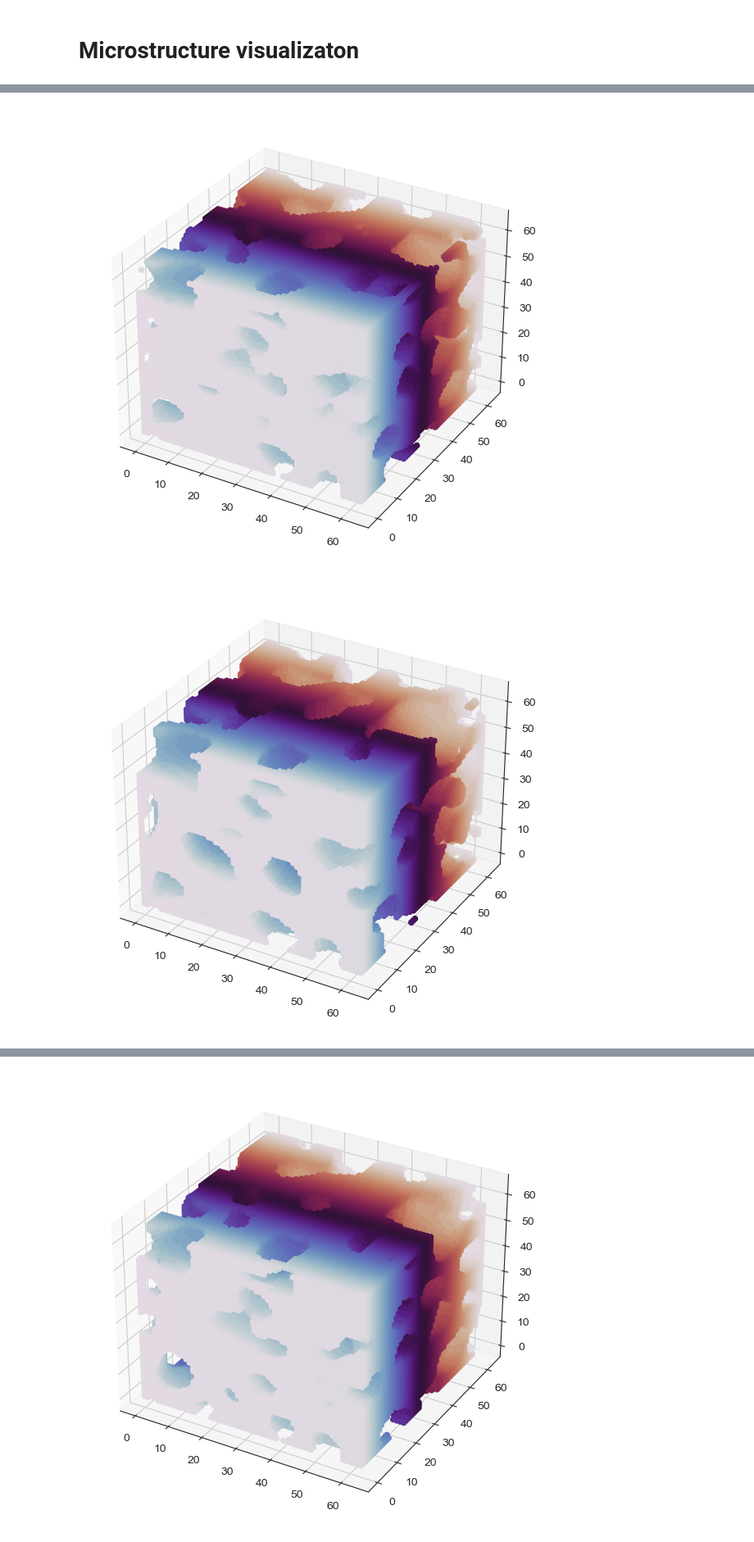
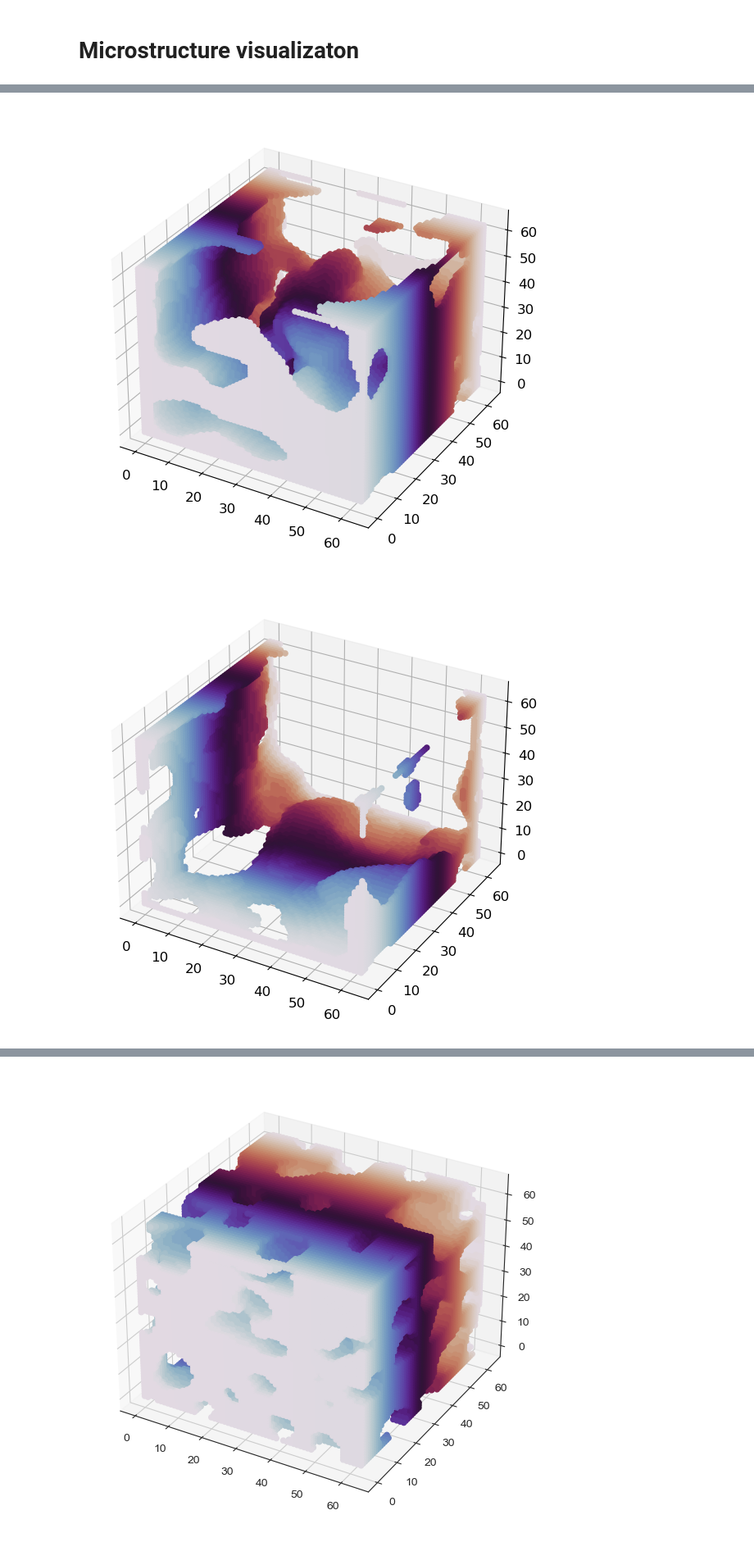
Before and after one commit to evg-kononov/materials-design, a Jupyter notebook: stats/properties.ipynb, the cells around one changed output, grey strips where cells are left out. Shown at 82% size. Saved outputs shown, nothing was run; the diff lists cells and outputs as text; code cells hidden in the pictures.

```diff
--- a/stats/properties.ipynb
+++ b/stats/properties.ipynb
@@ -627,5 +611,5 @@ ModuleNotFoundError: No module named 'tensorflow'
 # %%
-x_opt = copy.deepcopy(B_res[0])
+x_opt = copy.deepcopy(A_res[0])
 # %%
 x_opt.shape
 # %% [output]
@@ -711,0 +740,19 @@ Text(0, 0.5, '$f_2$, MPa')
+# %%
+"""
+Нужно построить график зависимости нормы (или cosine sim) кодировок в W между самой "прочной"
+микроструктурой и всех остальных, а также между самой "слабой" и всех остальных
+
+Сделать то же самое для пространства Z и сравнить графики
+
+Где будет более линейный график, там "структура" пространства лучше (но вообще не факт)
+"""
+
+max_ym_idx = np.argmin(A_res[1], axis=0)[1]
+#x = [np.linalg.norm(x_opt[max_ym_idx] - sample) for sample in x_opt]
+x = [np.linalg.norm(x_opt[max_ym_idx] - sample) for sample in x_opt]
+y = -A_res[1][:, 1]
+
+fig, ax = plt.subplots(dpi=dpi)
+ax.scatter(x, y, edgecolor="black", c="violet")
+ax.set_xlabel("$\Vert {w}^*_{max} - w^*_{i}\Vert_2$")
+ax.set_ylabel("$f_2$, MPa") # MPa because the model size in millimeters
@@ -774,20 +824,21 @@ def generate(net_M, net_G, var, var_shapes, opt_space, block_zero_noise=None):
         x = x.cpu().numpy()
         data_plot(x[0, 0])
         plt.show()
+        return x
 # %%
-batch_size = 100
-d_latent = 64
+batch_size = 64
+d_latent = 128
 n_layers = 4
 lr_multiplier = 0.01
 log_resolution = 6
-n_features = 16
-max_features = 64
+n_features = 32
+max_features = 128
 activation = nn.Tanh()
 
 net_M = MappingNetwork(d_latent, n_layers, lr_multiplier).eval()
 net_G = Generator(log_resolution, d_latent, n_features, max_features, activation=activation).eval()
 
-ckpt = "042000_133"
+ckpt = "024000_141"
 ckpt_path = r"../checkpoint/" + ckpt + ".pt"
 
 checkpoint = torch.load(ckpt_path, map_location=torch.device("cpu"))
@@ -870,15 +923,17 @@ generate(net_M, net_G, w[0], None, "w")
 # %%
-select_idx = B_ds["young_module"] == 1890.72735098
+select_idx = (A_ds["young_module"] > 794) & (A_ds["young_module"] < 795)
 w = x_opt[select_idx]
-generate(net_M, net_G, w[0], None, "w")
+struct = generate(net_M, net_G, w[0], None, "w")
+np.save("ym_794.npy", struct)
 # %% [output]
-[figure, old version]
+[figure, new version]
 # %%
-select_idx = B_ds["young_module"] == 1421.42731086
+select_idx = (A_ds["young_module"] > 154) & (A_ds["young_module"] < 155)
 w = x_opt[select_idx]
-generate(net_M, net_G, w[0], None, "w")
+struct = generate(net_M, net_G, w[0], None, "w")
+np.save("ym_154.npy", struct)
 # %% [output]
-[figure, old version]
+[figure, new version]
 # %%
 # Интересно взять точку с кластера, построить микроструктуру и сравнить их с другими кластерами
 # Выдвигаю гипотезу, что
```
Also changed, not shown: parts of 39 cells of this notebook.
